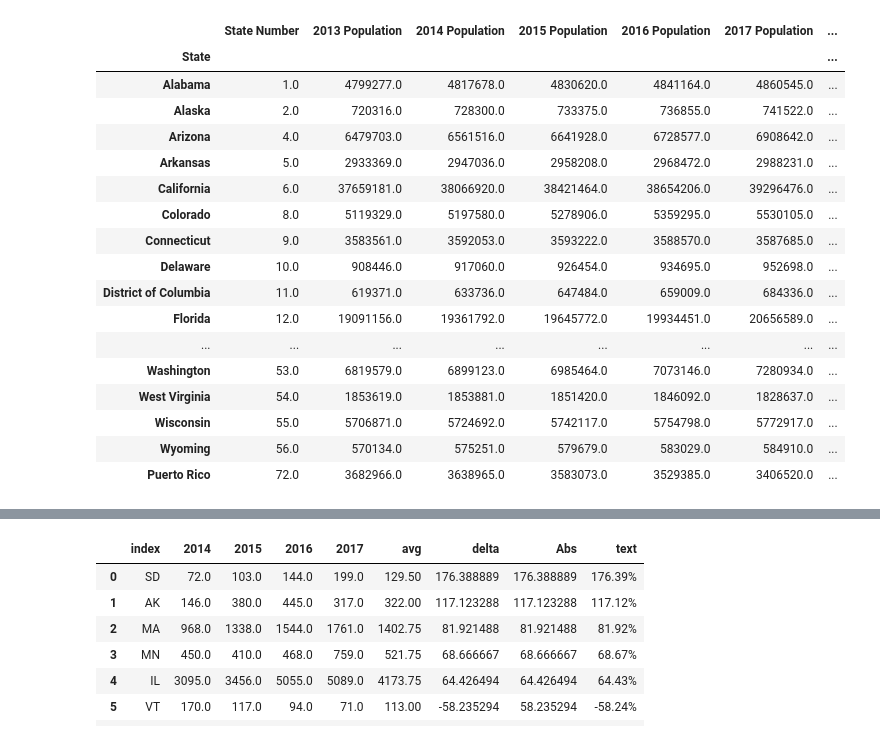
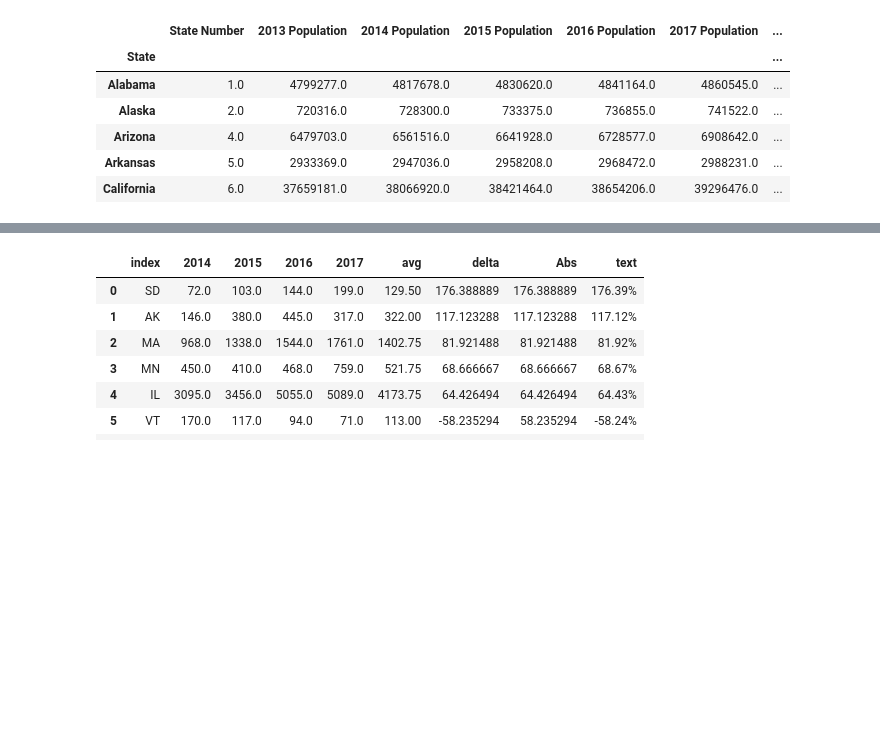
Before and after one commit to Vallito/Project_1, a Jupyter notebook: census_data.ipynb, the cells around one changed output, grey strips where cells are left out. Cells and saved outputs as stored; diff of their text form; code cells hidden in the pictures; blank space fills up the shorter version.

```diff
--- a/census_data.ipynb
+++ b/census_data.ipynb
@@ -54,31 +47,23 @@ for year in years:
                                              "state":"State Number"})
     dfholder.append(pop_census)
 # %%
+#merge dataframes
 merge_census = pop_2017.merge(dfholder[0]).merge(dfholder[1]).merge(dfholder[2]).merge(dfholder[3]).set_index(['State'])
 census_df = merge_census[['State Number','2013 Population','2014 Population','2015 Population','2016 Population','2017 Population']].astype(float)
-#census_df = merge_census.astype(float)
-census_df.head()
+
+#save to csv
 census_df.to_csv('census_df.csv')
+
+#Find Percent change in population
 census_df["Percent Change"] = (census_df['2017 Population']-census_df['2014 Population'])/census_df['2014 Population']*100
 census_df_percent = census_df.style.format({'Percent Change': '{:.2f}%'})
-census_df
+census_df.head()
 # %% [output]
 |  | State Number | 2013 Population | 2014 Population | 2015 Population | 2016 Population | 2017 Population | ... |
 | State |  |  |  |  |  |  | ... |
 | Alabama | 1.0 | 4799277.0 | 4817678.0 | 4830620.0 | 4841164.0 | 4860545.0 | ... |
 | Alaska | 2.0 | 720316.0 | 728300.0 | 733375.0 | 736855.0 | 741522.0 | ... |
 | Arizona | 4.0 | 6479703.0 | 6561516.0 | 6641928.0 | 6728577.0 | 6908642.0 | ... |
 | Arkansas | 5.0 | 2933369.0 | 2947036.0 | 2958208.0 | 2968472.0 | 2988231.0 | ... |
 | California | 6.0 | 37659181.0 | 38066920.0 | 38421464.0 | 38654206.0 | 39296476.0 | ... |
-| Colorado | 8.0 | 5119329.0 | 5197580.0 | 5278906.0 | 5359295.0 | 5530105.0 | ... |
-| Connecticut | 9.0 | 3583561.0 | 3592053.0 | 3593222.0 | 3588570.0 | 3587685.0 | ... |
-| Delaware | 10.0 | 908446.0 | 917060.0 | 926454.0 | 934695.0 | 952698.0 | ... |
-| District of Columbia | 11.0 | 619371.0 | 633736.0 | 647484.0 | 659009.0 | 684336.0 | ... |
-| Florida | 12.0 | 19091156.0 | 19361792.0 | 19645772.0 | 19934451.0 | 20656589.0 | ... |
-| ... | ... | ... | ... | ... | ... | ... | ... |
-| Washington | 53.0 | 6819579.0 | 6899123.0 | 6985464.0 | 7073146.0 | 7280934.0 | ... |
-| West Virginia | 54.0 | 1853619.0 | 1853881.0 | 1851420.0 | 1846092.0 | 1828637.0 | ... |
-| Wisconsin | 55.0 | 5706871.0 | 5724692.0 | 5742117.0 | 5754798.0 | 5772917.0 | ... |
-| Wyoming | 56.0 | 570134.0 | 575251.0 | 579679.0 | 583029.0 | 584910.0 | ... |
-| Puerto Rico | 72.0 | 3682966.0 | 3638965.0 | 3583073.0 | 3529385.0 | 3406520.0 | ... |
 # %%
```
Also changed, not shown: parts of 8 cells of this notebook.
